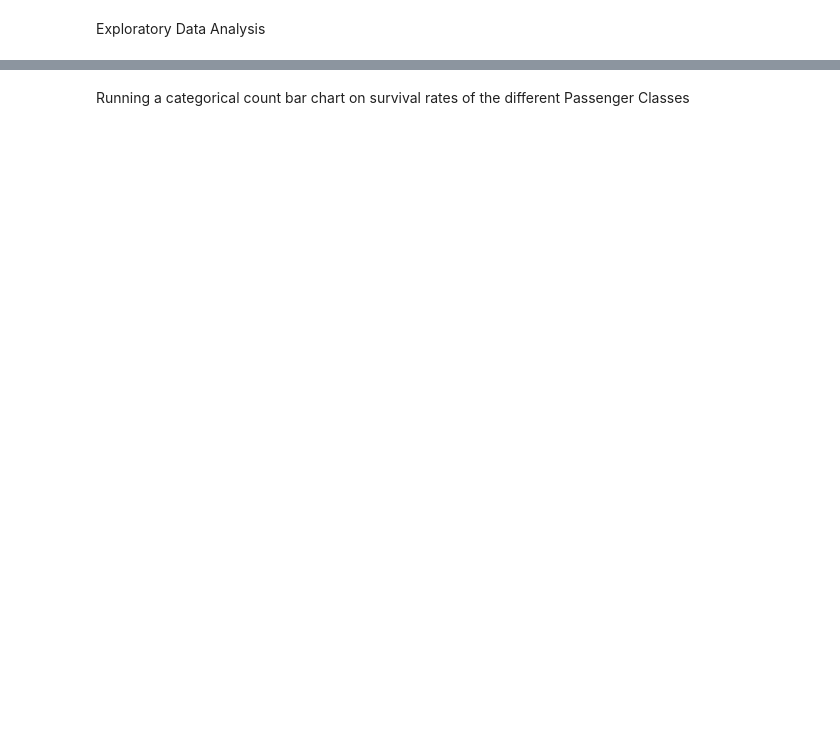
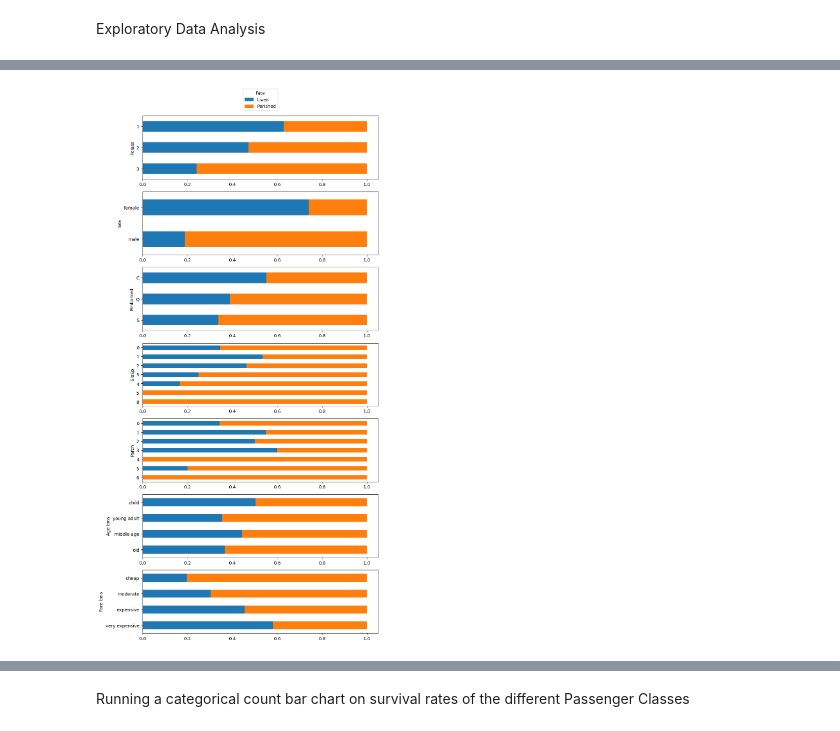
Before and after one commit to StevensMR/titanic, a Jupyter notebook: titanic_EDA.ipynb, the cells around one changed output, grey strips where cells are left out. Saved outputs shown, nothing was run; the diff lists cells and outputs as text; code cells hidden in the pictures; blank space fills up the shorter version.

```diff
--- a/titanic_EDA.ipynb
+++ b/titanic_EDA.ipynb
@@ -14,3 +80,34 @@ Exploratory Data Analysis
+# %%
+df['Fate'] = 'Perished'
+df.loc[df['Survived'] == 1, 'Fate']= 'Lived'
+
+cols_to_plot = [
+    'Pclass',
+    'Sex',
+    #'Age',
+    #'Fare',
+    'Embarked',
+    'SibSp',
+    'Parch',
+    'Age bins',
+    'Fare bins'
+]
+
+fig, ax = plt.subplots(
+    len(cols_to_plot), figsize=(9,len(cols_to_plot)*2.5)
+)
+for idx, col in enumerate(cols_to_plot):
+    rate_plot(
+        col, 'Fate', df, ax=ax[idx]
+    )
+
+
+ax[0].legend(
+    loc='lower center', bbox_to_anchor=(0.5, 1.05), title='Fate'
+)
+fig.tight_layout()
+# %% [output]
+[figure, added]
 # %%
 sns.pairplot(data=df, vars = ['Survived', 'Pclass', 'Sex','Age','Fare','Embarked'])
 plt.show()
```
Also changed, not shown: parts of 18 cells of this notebook, 1 other file.
